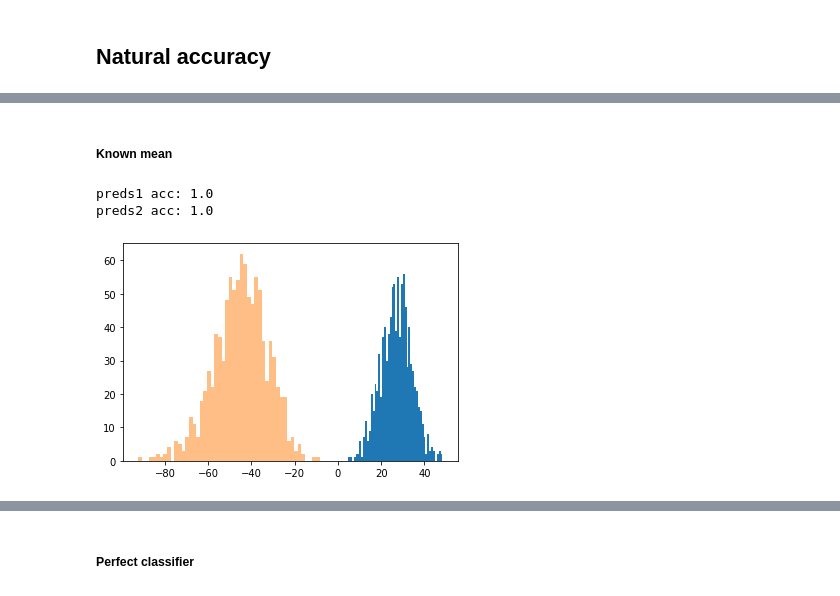
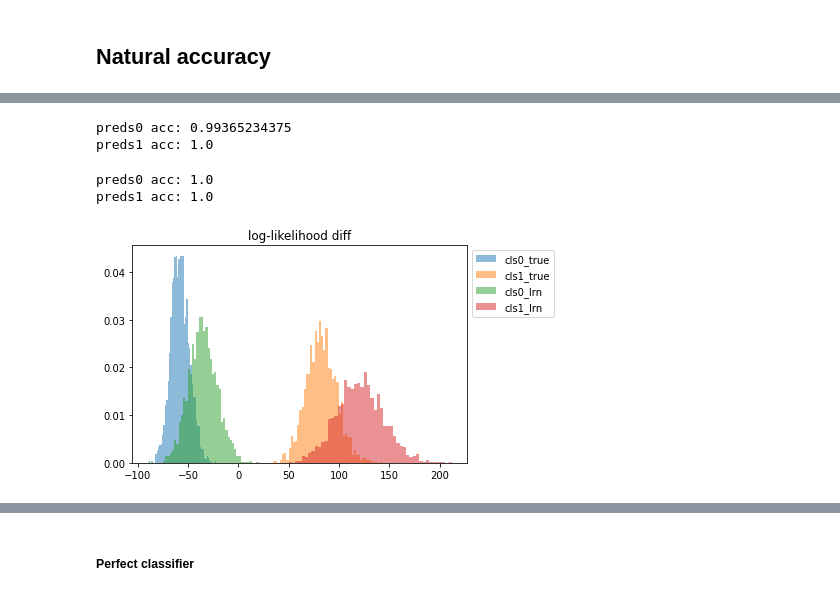
Before and after one commit to GilgameshxZero/adversarial-ntks, a Jupyter notebook: notebooks/adv-spheres/gaussian-lrt.ipynb, the cells around one changed output, grey strips where cells are left out. Drawn from its saved outputs; the diff is of its cells as text; code cells hidden in the pictures.

```diff
--- a/notebooks/adv-spheres/gaussian-lrt.ipynb
+++ b/notebooks/adv-spheres/gaussian-lrt.ipynb
@@ -39,6 +39,7 @@ _SIGMA0, _SIGMA1 = _R0 / np.sqrt(_D), _R1 / np.sqrt(_D)
 _COV0, _COV1 = _SIGMA0 ** 2 * np.eye(_D), _SIGMA1 ** 2 * np.eye(_D)
 _NUM_SAMPLES = 10 ** 4
 _XS0, _XS1 = gen_data(d=_D, r0=_R0, r1=_R1, num_samples=_NUM_SAMPLES)
+_XS0_TEST, _XS1_TEST = gen_data(d=_D, r0=_R0, r1=_R1, num_samples=2048)
 # DO NOT MUTATE after this point
 
 plt.hist(np.linalg.norm(_XS0, ord=2, axis=-1), bins=30, label="xs0");
@@ -173,17 +218,17 @@ def gaussian_log_likelihood(
     )
 
 @jax.jit
-def gaussian_ll_diffs(xs, mu0, cov0, mu1, cov1):
+def gaussian_ll_diffs(xs, mu0, mu1, cov0, cov1):
     ll0 = gaussian_log_likelihood(xs, mu=mu0, cov=cov0)
     ll1 = gaussian_log_likelihood(xs, mu=mu1, cov=cov1)
     ll_diffs = ll1 - ll0
     return ll_diffs
 
-def gaussian_lr_predict(xs, mu0, cov0, mu1, cov1):
+def gaussian_lr_predict(xs, mu0, mu1, cov0, cov1, thresh=0):
     """
     Likelihood ratio test classification
     Returns preds, diffs
     """
-    diffs = gaussian_ll_diffs(xs, mu0, cov0, mu1, cov1)
-    return (diffs >= 0).astype(int)
+    diffs = gaussian_ll_diffs(xs, mu0=mu0, mu1=mu1, cov0=cov0, cov1=cov1)
+    return (diffs >= thresh).astype(int)
 # %% [markdown]
@@ -292,15 +318,30 @@ preds2 acc: 1.0
-# %% [markdown]
-##### Known mean
-# %%
-preds1, diffs1 = gaussian_lr_classify(X1_test, cov1=covh1, cov2=covh2)
-preds2, diffs2 = gaussian_lr_classify(X2_test, cov1=covh1, cov2=covh2)
-
-print(f"preds1 acc: {preds1.mean()}")
-print(f"preds2 acc: {1 - preds2.mean()}")
-
-plt.hist(diffs1, bins=50);
-plt.hist(diffs2, bins=50, alpha=0.5);
-# %% [output]
-preds1 acc: 1.0
-preds2 acc: 1.0
-[figure, removed]
+# %%
+covh0, covh1 = est_cov(_XS0), est_cov(_XS1)
+preds0 = gaussian_lr_predict(_XS0_TEST, mu0=0, mu1=0, cov0=covh0, cov1=covh1)
+preds1 = gaussian_lr_predict(_XS1_TEST, mu0=0, mu1=0, cov0=covh0, cov1=covh1)
+
+print(f"preds0 acc: {(preds0 == 0).mean()}")
+print(f"preds1 acc: {(preds1 == 1).mean()}")
+# %% [output]
+preds0 acc: 0.99365234375
+preds1 acc: 1.0
+# %%
+covh0, covh1 = est_cov(_XS0), est_cov(_XS1)
+preds0 = gaussian_lr_predict(_XS0_TEST, mu0=0, mu1=0, cov0=_COV0, cov1=_COV1)
+preds1 = gaussian_lr_predict(_XS1_TEST, mu0=0, mu1=0, cov0=_COV0, cov1=_COV1)
+
+print(f"preds0 acc: {(preds0 == 0).mean()}")
+print(f"preds1 acc: {(preds1 == 1).mean()}")
+# %% [output]
+preds0 acc: 1.0
+preds1 acc: 1.0
+# %%
+plt.title("log-likelihood diff")
+plt.hist(gaussian_ll_diffs(_XS0_TEST, mu0=0, mu1=0, cov0=_COV0, cov1=_COV1), density=True, bins=50, label="cls0_true", alpha=0.5)
+plt.hist(gaussian_ll_diffs(_XS1_TEST, mu0=0, mu1=0, cov0=_COV0, cov1=_COV1), density=True, bins=50, label="cls1_true", alpha=0.5)
+
+plt.hist(gaussian_ll_diffs(_XS0_TEST, mu0=0, mu1=0, cov0=covh0, cov1=covh1), density=True, bins=50, label="cls0_lrn", alpha=0.5)
+plt.hist(gaussian_ll_diffs(_XS1_TEST, mu0=0, mu1=0, cov0=covh0, cov1=covh1), density=True, bins=50, label="cls1_lrn", alpha=0.5)
+plt.legend(bbox_to_anchor=(1, 1), loc='upper left', ncol=1);
+# %% [output]
+[figure, added]
```
Also changed, not shown: parts of 35 cells of this notebook.
